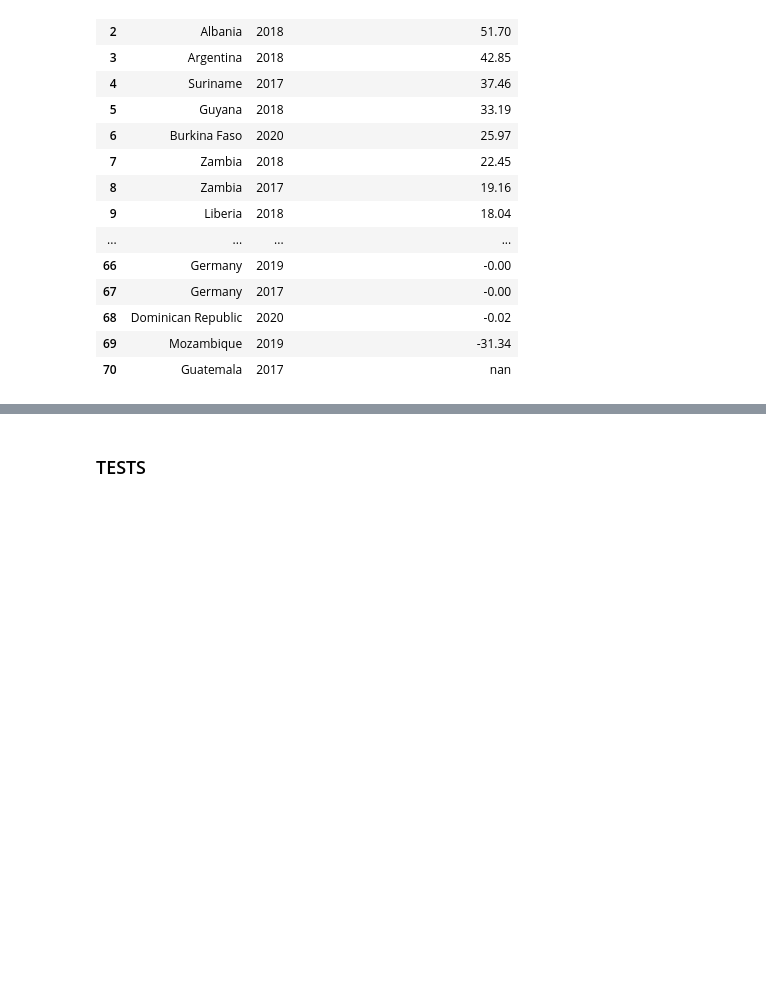
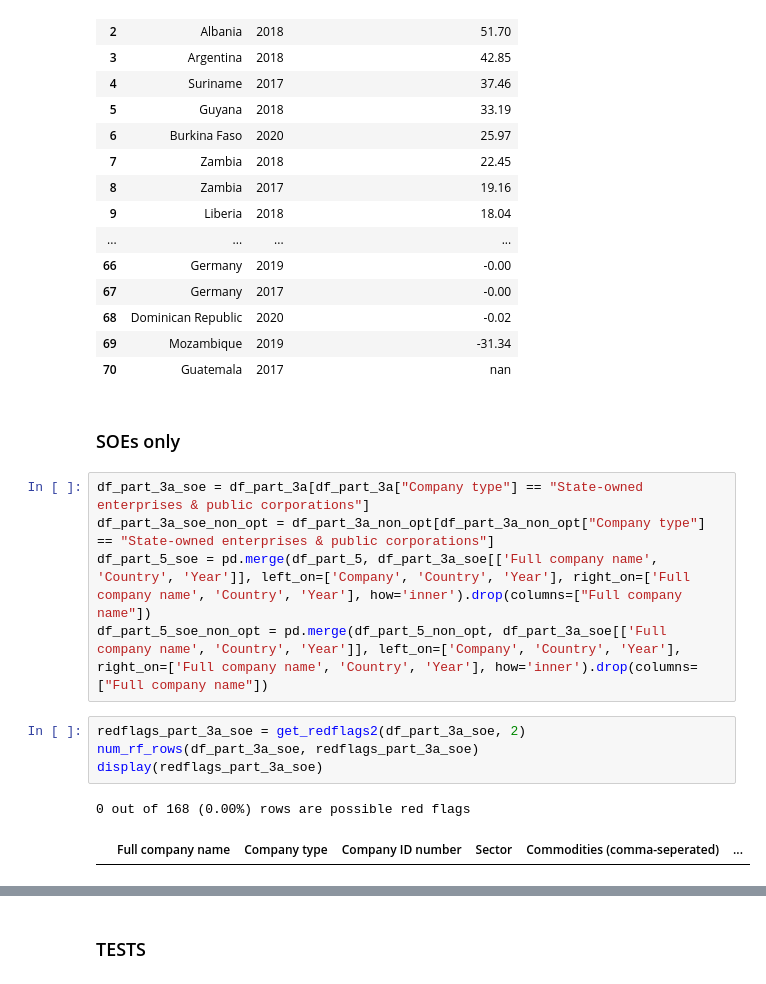
Before and after one commit to civicliteracies/EITI_SDT_data_verification_and_validation, a Jupyter notebook: 02 - Duplication and coherence.ipynb, the cells around one changed output, grey strips where cells are left out. Cells and saved outputs as stored; diff of their text form; blank space fills up the shorter version.

```diff
--- a/02 - Duplication and coherence.ipynb
+++ b/02 - Duplication and coherence.ipynb
@@ -905,3 +948,17 @@ diff_perc
 | 68 | Dominican Republic | 2020 | -0.02 |
 | 69 | Mozambique | 2019 | -31.34 |
 | 70 | Guatemala | 2017 | nan |
+# %% [markdown]
+### SOEs only
+# %%
+df_part_3a_soe = df_part_3a[df_part_3a["Company type"] == "State-owned enterprises & public corporations"]
+df_part_3a_soe_non_opt = df_part_3a_non_opt[df_part_3a_non_opt["Company type"] == "State-owned enterprises & public corporations"]
+df_part_5_soe = pd.merge(df_part_5, df_part_3a_soe[['Full company name', 'Country', 'Year']], left_on=['Company', 'Country', 'Year'], right_on=['Full company name', 'Country', 'Year'], how='inner').drop(columns=["Full company name"])
+df_part_5_soe_non_opt = pd.merge(df_part_5_non_opt, df_part_3a_soe[['Full company name', 'Country', 'Year']], left_on=['Company', 'Country', 'Year'], right_on=['Full company name', 'Country', 'Year'], how='inner').drop(columns=["Full company name"])
+# %%
+redflags_part_3a_soe = get_redflags2(df_part_3a_soe, 2)
+num_rf_rows(df_part_3a_soe, redflags_part_3a_soe)
+display(redflags_part_3a_soe)
+# %% [output]
+0 out of 168 (0.00%) rows are possible red flags
+|  | Full company name | Company type | Company ID number | Sector | Commodities (comma-seperated) | ... |
```
Also changed, not shown: parts of 14 cells of this notebook, 1 other file.
